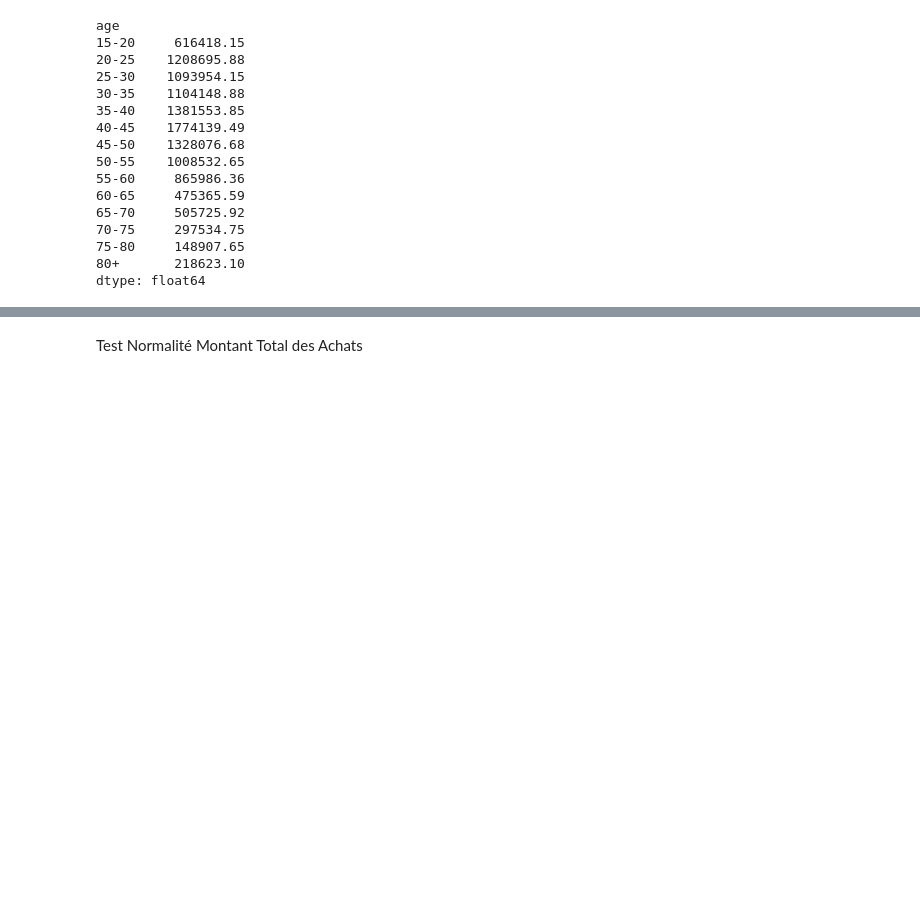
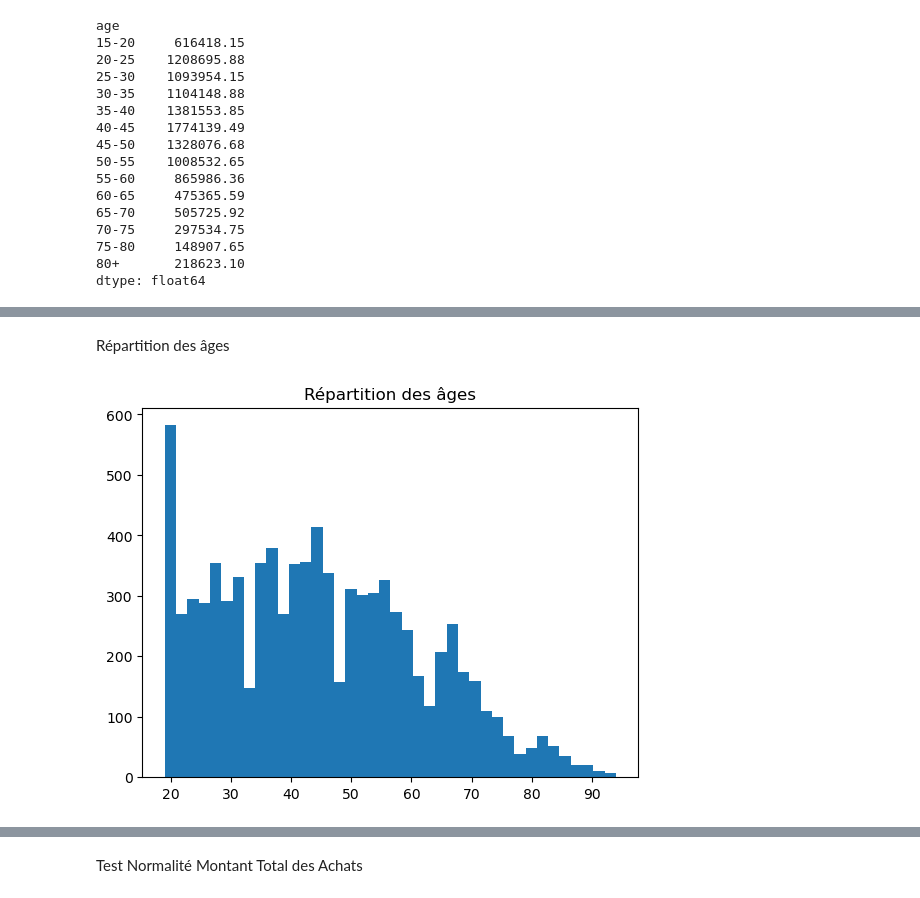
Before and after one commit to kikduck/DA-P6, a Jupyter notebook: notebook-p6.ipynb, the cells around one changed output, grey strips where cells are left out. Cells and saved outputs as stored; diff of their text form; code cells hidden in the pictures; blank space fills up the shorter version.

```diff
--- a/notebook-p6.ipynb
+++ b/notebook-p6.ipynb
@@ -475,0 +476,10 @@ plt.show()
+# %% [markdown]
+Répartition des âges
+# %%
+repart_age = df_final.groupby('client_id')['age_reel'].first()
+# %%
+plt.hist(list(repart_age), bins=40)
+plt.title('Répartition des âges')
+plt.show()
+# %% [output]
+[figure, added]
```
Also changed, not shown: parts of 47 cells of this notebook.
